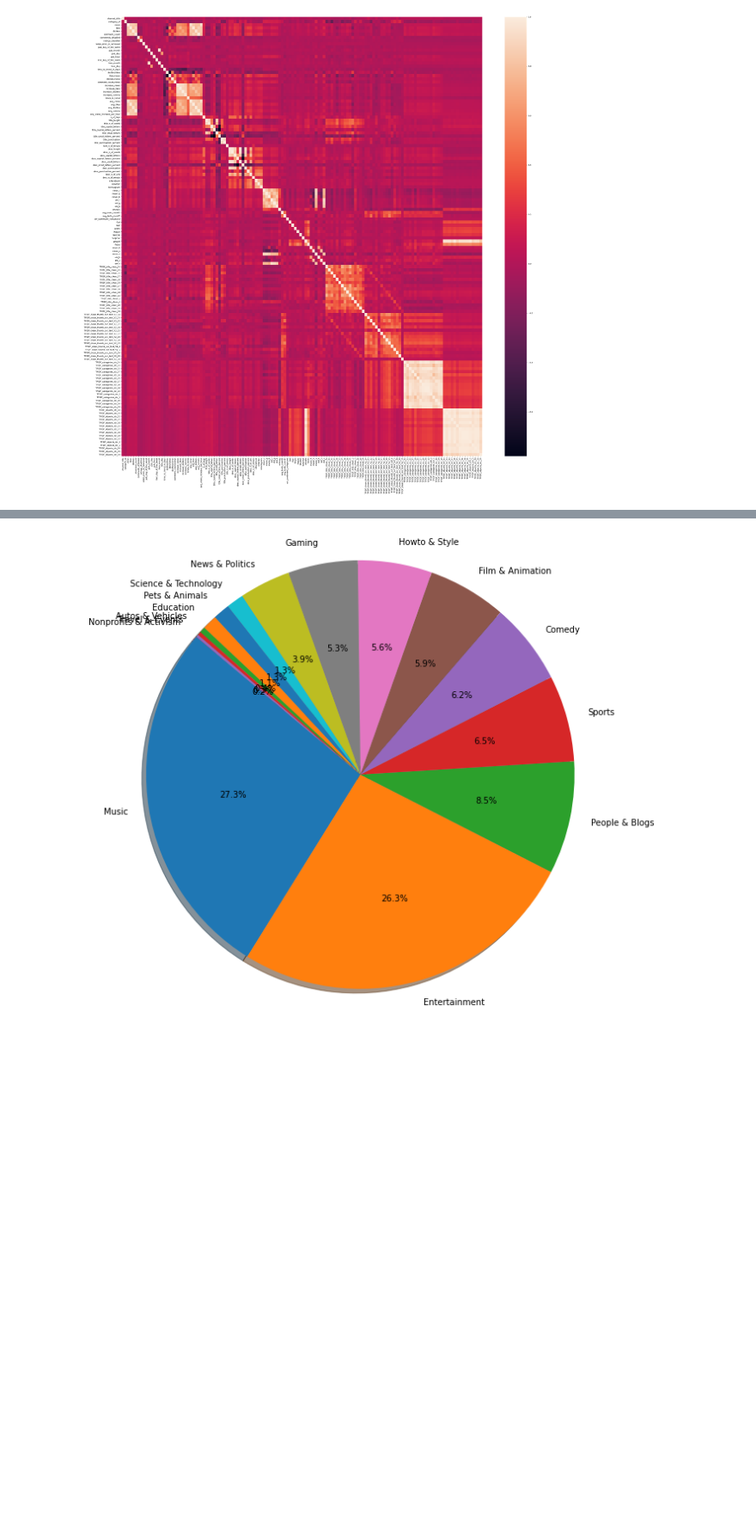
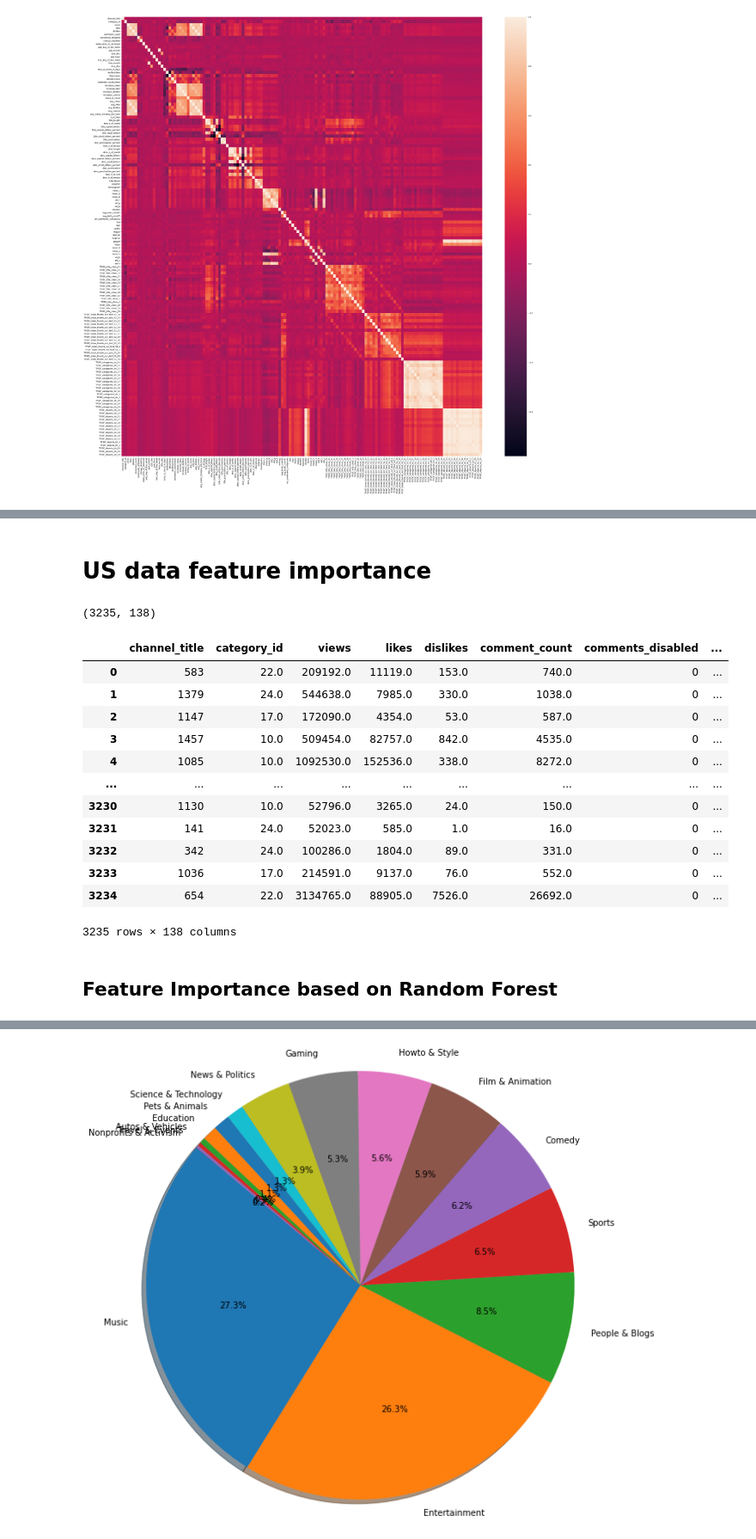
Before and after one commit to AdamKlejda/PED_YT, a Jupyter notebook: notebooks/Etap3/Corr and feature imp.ipynb, the cells around one changed output, grey strips where cells are left out. Shown at 86% size. Saved outputs shown, nothing was run; the diff lists cells and outputs as text; code cells hidden in the pictures; blank space fills up the shorter version.

```diff
--- a/notebooks/Etap3/Corr and feature imp.ipynb
+++ b/notebooks/Etap3/Corr and feature imp.ipynb
@@ -401,0 +269,23 @@ Index(['channel_title', 'likes', 'dislikes', 'comment_count',
+# %% [markdown]
+# US data feature importance
+# %%
+X, y = prepeareData(dfGb)
+print(dfGb.shape)
+dfGb
+# %% [output]
+(3235, 138)
+|  | channel_title | category_id | views | likes | dislikes | comment_count | comments_disabled | ... |
+| 0 | 583 | 22.0 | 209192.0 | 11119.0 | 153.0 | 740.0 | 0 | ... |
+| 1 | 1379 | 24.0 | 544638.0 | 7985.0 | 330.0 | 1038.0 | 0 | ... |
+| 2 | 1147 | 17.0 | 172090.0 | 4354.0 | 53.0 | 587.0 | 0 | ... |
+| 3 | 1457 | 10.0 | 509454.0 | 82757.0 | 842.0 | 4535.0 | 0 | ... |
+| 4 | 1085 | 10.0 | 1092530.0 | 152536.0 | 338.0 | 8272.0 | 0 | ... |
+| ... | ... | ... | ... | ... | ... | ... | ... | ... |
+| 3230 | 1130 | 10.0 | 52796.0 | 3265.0 | 24.0 | 150.0 | 0 | ... |
+| 3231 | 141 | 24.0 | 52023.0 | 585.0 | 1.0 | 16.0 | 0 | ... |
+| 3232 | 342 | 24.0 | 100286.0 | 1804.0 | 89.0 | 331.0 | 0 | ... |
+| 3233 | 1036 | 17.0 | 214591.0 | 9137.0 | 76.0 | 552.0 | 0 | ... |
+| 3234 | 654 | 22.0 | 3134765.0 | 88905.0 | 7526.0 | 26692.0 | 0 | ... |
+3235 rows × 138 columns
+# %% [markdown]
+## Feature Importance based on Random Forest
```
Also changed, not shown: parts of 23 cells of this notebook.
